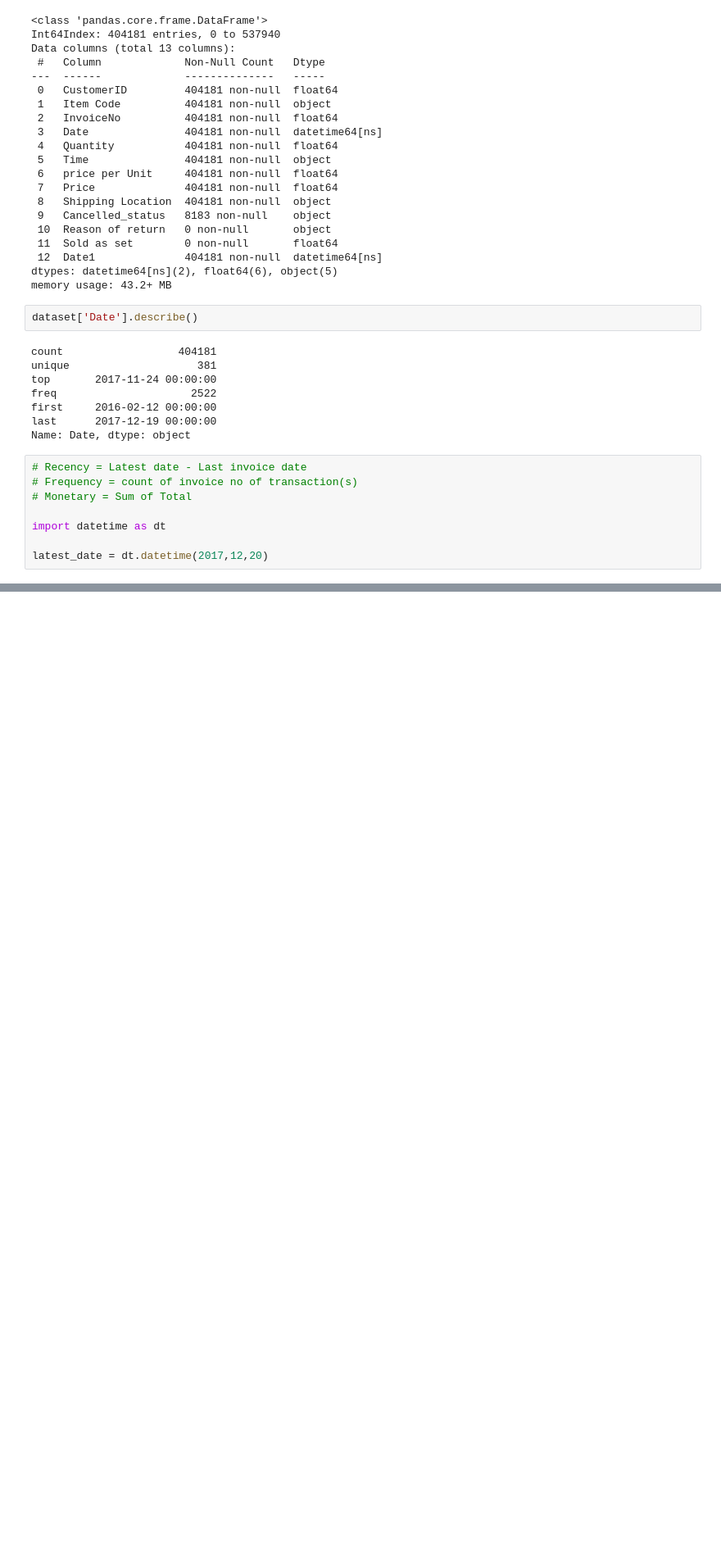
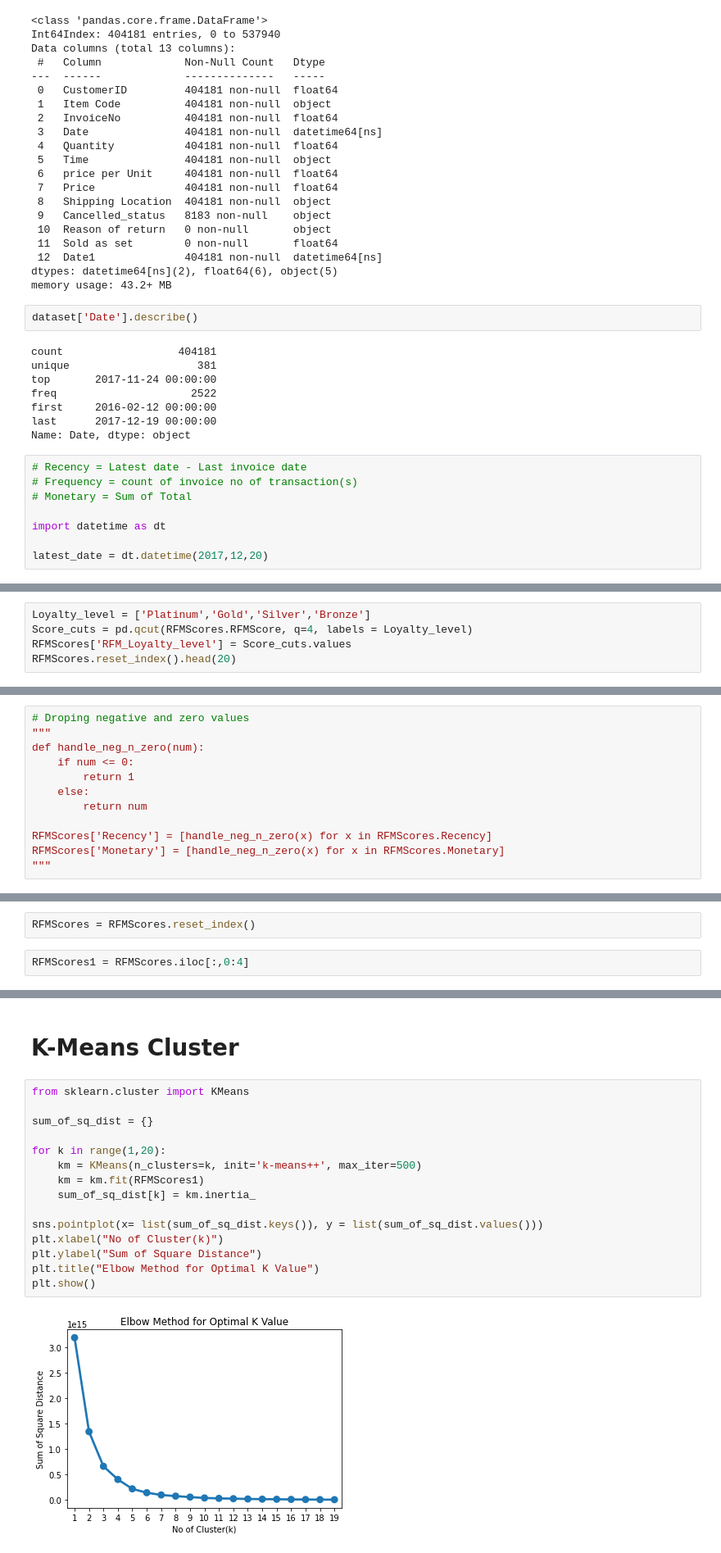
Before and after one commit to kishlay511/Projects, a Jupyter notebook: Ecommerce_Analytics.ipynb, the cells around one changed output, grey strips where cells are left out. Shown at 82% size. Cells and saved outputs as stored; diff of their text form; blank space fills up the shorter version.

```diff
--- a/Ecommerce_Analytics.ipynb
+++ b/Ecommerce_Analytics.ipynb
@@ -258,0 +400,5 @@ RFMScores.reset_index().head(10)
+# %%
+Loyalty_level = ['Platinum','Gold','Silver','Bronze']
+Score_cuts = pd.qcut(RFMScores.RFMScore, q=4, labels = Loyalty_level)
+RFMScores['RFM_Loyalty_level'] = Score_cuts.values
+RFMScores.reset_index().head(20)
@@ -258,0 +438,12 @@ RFMScores.reset_index().head(10)
+# %%
+# Droping negative and zero values
+"""
+def handle_neg_n_zero(num):
+    if num <= 0:
+        return 1
+    else:
+        return num
+
+RFMScores['Recency'] = [handle_neg_n_zero(x) for x in RFMScores.Recency]
+RFMScores['Monetary'] = [handle_neg_n_zero(x) for x in RFMScores.Monetary]
+"""
@@ -258,0 +452,4 @@ RFMScores.reset_index().head(10)
+# %%
+RFMScores = RFMScores.reset_index()
+# %%
+RFMScores1 = RFMScores.iloc[:,0:4]
@@ -258,0 +465,19 @@ RFMScores.reset_index().head(10)
+# %% [markdown]
+# K-Means Cluster
+# %%
+from sklearn.cluster import KMeans
+
+sum_of_sq_dist = {}
+
+for k in range(1,20):
+    km = KMeans(n_clusters=k, init='k-means++', max_iter=500)
+    km = km.fit(RFMScores1)
+    sum_of_sq_dist[k] = km.inertia_
+
+sns.pointplot(x= list(sum_of_sq_dist.keys()), y = list(sum_of_sq_dist.values()))
+plt.xlabel("No of Cluster(k)")
+plt.ylabel("Sum of Square Distance")
+plt.title("Elbow Method for Optimal K Value")
+plt.show()
+# %% [output]
+[figure, added]
```
Also changed, not shown: parts of 30 cells of this notebook.
